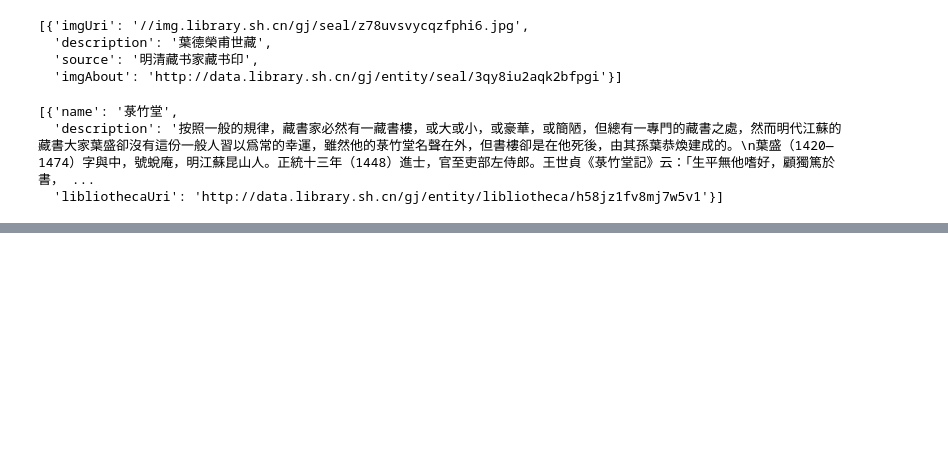
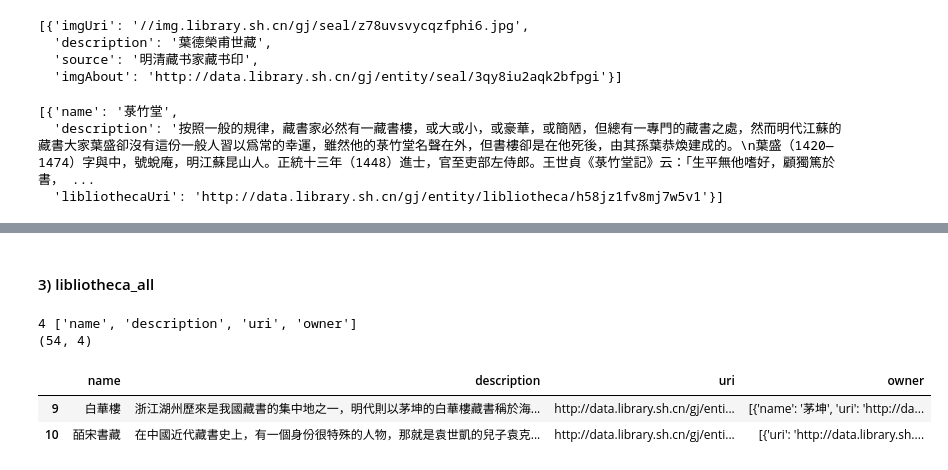
Before and after one commit to jingrong-zhang/Art-of-Chinese-Seal-Engraving, a Jupyter notebook: 01_API_DataCollection/05_json2csv.ipynb, the cells around one changed output, grey strips where cells are left out. Cells and saved outputs as stored; diff of their text form; code cells hidden in the pictures; blank space fills up the shorter version.

```diff
--- a/01_API_DataCollection/05_json2csv.ipynb
+++ b/01_API_DataCollection/05_json2csv.ipynb
@@ -77,0 +123,14 @@ dtype: object
+# %% [markdown]
+#### 3) libliotheca_all
+# %%
+with open('libliotheca_all.json', encoding='utf-8') as inputfile:
+    df3 = pd.read_json(inputfile)
+print(len(df3.columns.tolist()), df3.columns.tolist())
+print(df3.shape)
+df3.loc[9:10,:]
+# %% [output]
+4 ['name', 'description', 'uri', 'owner']
+(54, 4)
+|  | name | description | uri | owner |
+| 9 | 白華樓 | 浙江湖州歷來是我國藏書的集中地之一，明代則以茅坤的白華樓藏書稱於海... | http://data.library.sh.cn/gj/enti... | [{'name': '茅坤', 'uri': 'http://da... |
+| 10 | 皕宋書藏 | 在中國近代藏書史上，有一個身份很特殊的人物，那就是袁世凱的兒子袁克... | http://data.library.sh.cn/gj/enti... | [{'uri': 'http://data.library.sh.... |
```
Also changed, not shown: parts of 20 cells of this notebook, 3 other files.
